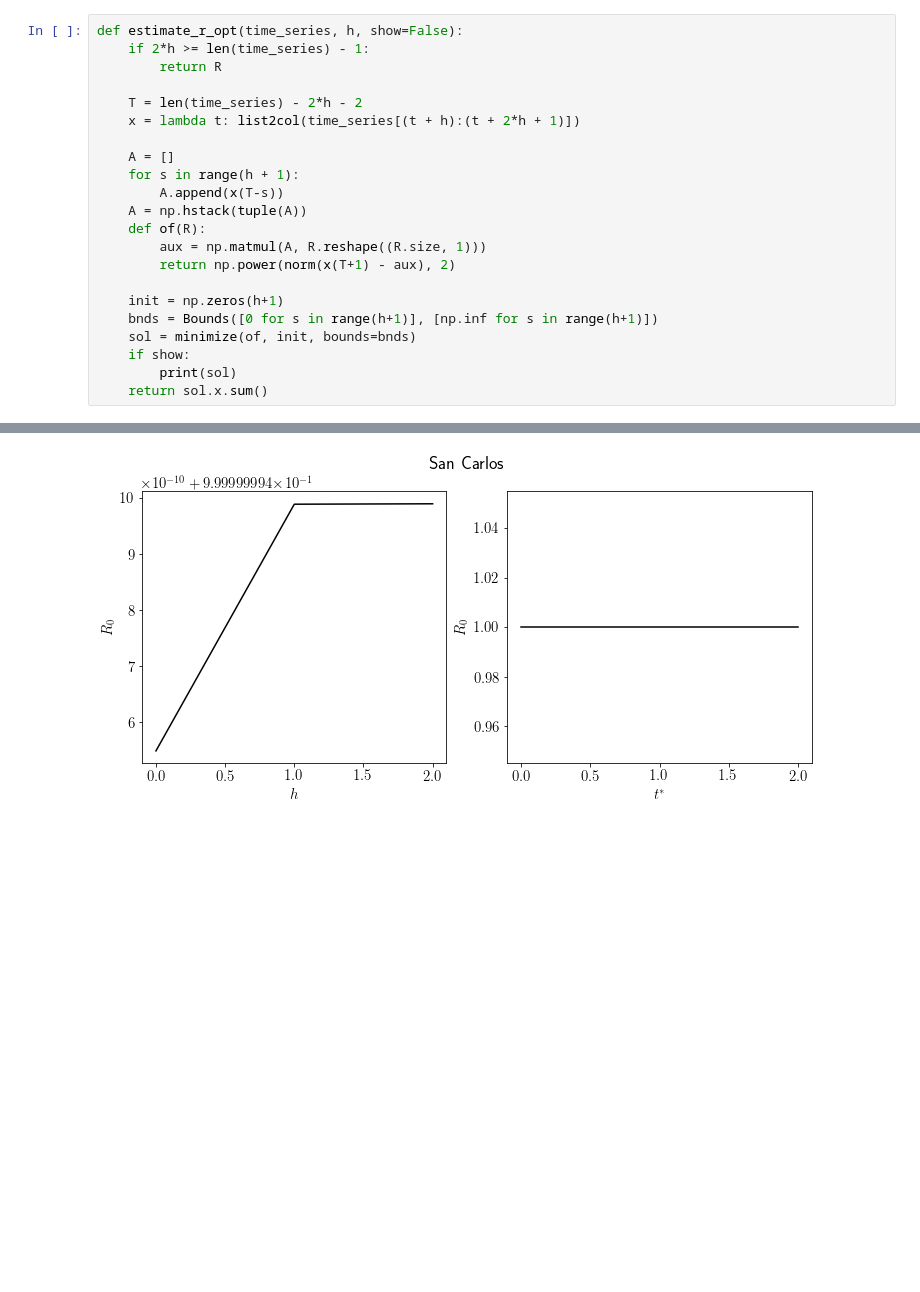
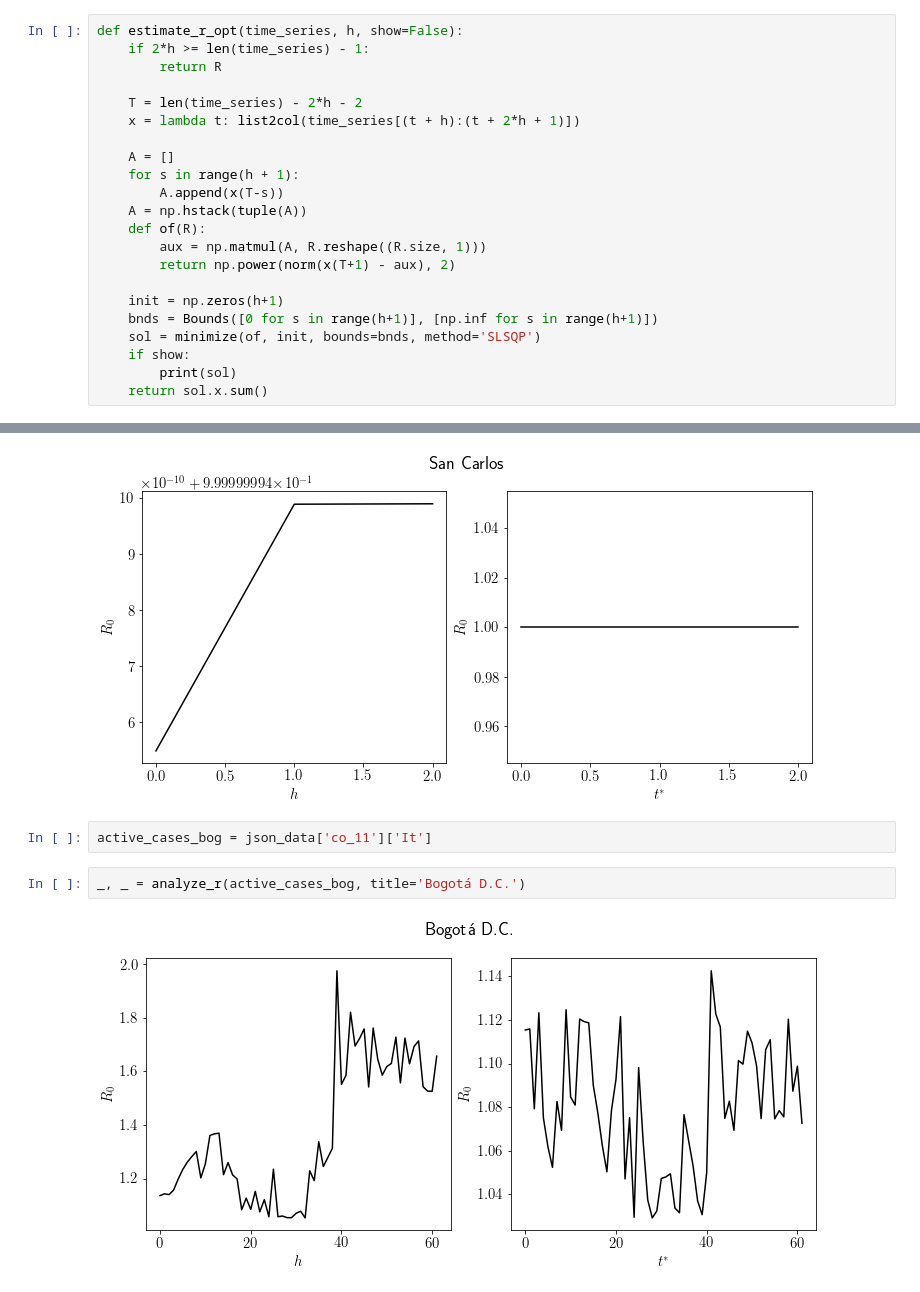
Before and after one commit to Daples/daples, a Jupyter notebook: r0/r0estimation.ipynb, the cells around one changed output, grey strips where cells are left out. Saved outputs shown, nothing was run; the diff lists cells and outputs as text; blank space fills up the shorter version.

```diff
--- a/r0/r0estimation.ipynb
+++ b/r0/r0estimation.ipynb
@@ -92,7 +92,7 @@ def estimate_r_opt(time_series, h, show=False):
 
     init = np.zeros(h+1)
     bnds = Bounds([0 for s in range(h+1)], [np.inf for s in range(h+1)])
-    sol = minimize(of, init, bounds=bnds)
+    sol = minimize(of, init, bounds=bnds, method='SLSQP')
     if show:
         print(sol)
     return sol.x.sum()
@@ -187,3 +187,9 @@ san_carlos = json_data['co_05649']['It']
 _, _ = analyze_r(san_carlos, title='San Carlos')
 # %% [output]
 [figure]
+# %%
+active_cases_bog = json_data['co_11']['It']
+# %%
+_, _ = analyze_r(active_cases_bog, title='Bogotá D.C.')
+# %% [output]
+[figure, added]
```
Also changed, not shown: parts of 1 cell of this notebook.
